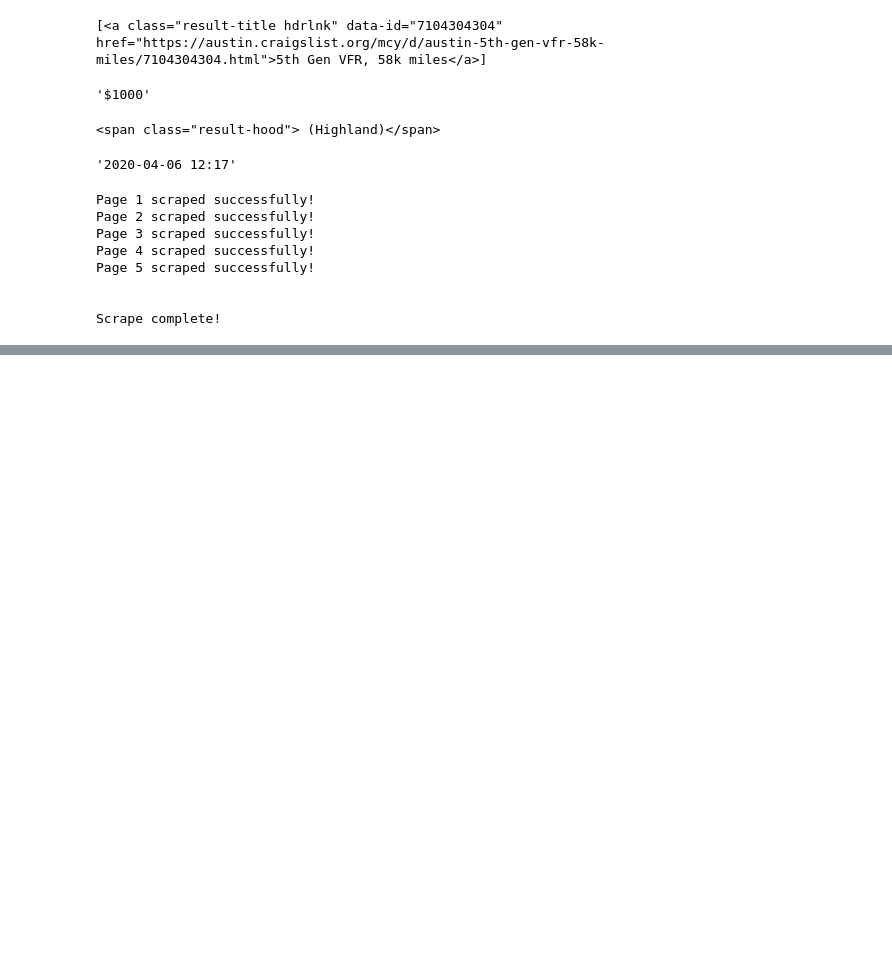
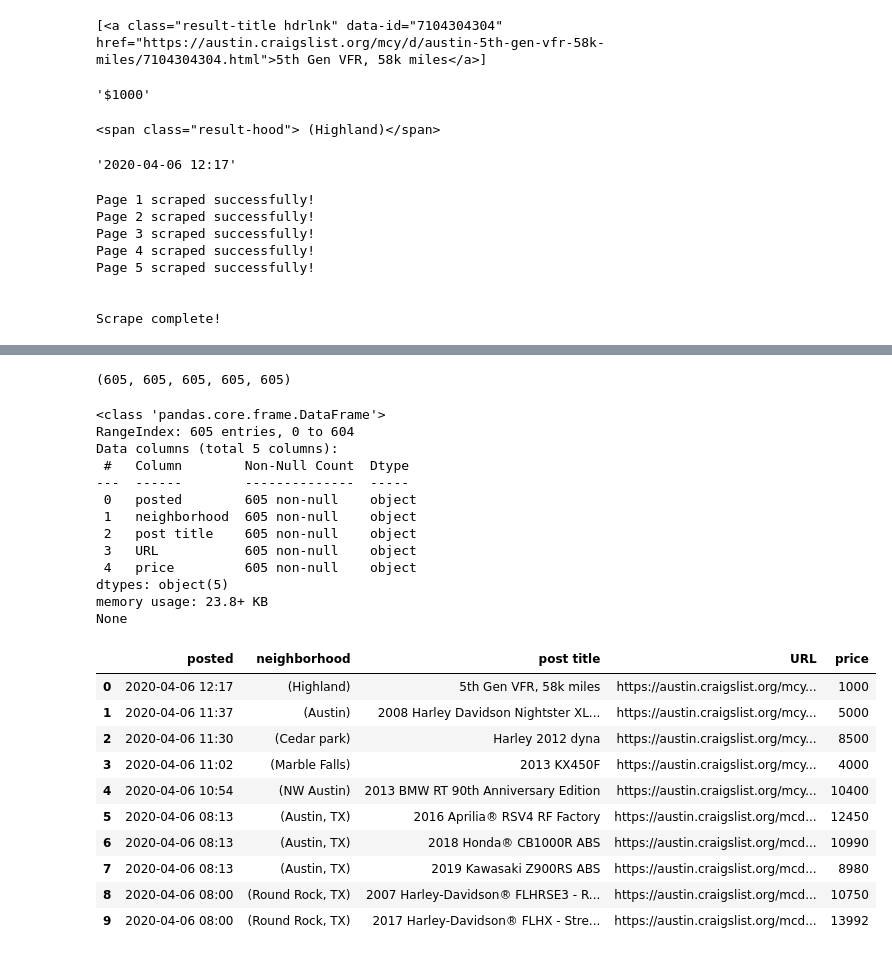
Before and after one commit to GrilledJeez/Testing-for-Difference-in-Craigslist-Markets, a Jupyter notebook: craigslist_scraper.ipynb, the cells around one changed output, grey strips where cells are left out. Saved outputs shown, nothing was run; the diff lists cells and outputs as text; code cells hidden in the pictures; blank space fills up the shorter version.

Commit message:
5 Arrays collected from scrape. Dataframe made

```diff
--- a/craigslist_scraper.ipynb
+++ b/craigslist_scraper.ipynb
@@ -189,0 +216,6 @@ Scrape complete!
+# %%
+# LOOKIN' GUD!
+# Now let's validate the length for each of these
+len(post_timing), len(post_hoods), len(post_title_texts), len(post_links), len(post_prices)
+# %% [output]
+(605, 605, 605, 605, 605)
@@ -189,0 +227,34 @@ Scrape complete!
+# %%
+# I'm casting our arrays to a pandas data frame.
+austin_moto = pd.DataFrame({'posted': post_timing,
+                       'neighborhood': post_hoods,
+                       'post title': post_title_texts,
+                       'URL': post_links,
+                       'price': post_prices})
+print(austin_moto.info())
+austin_moto.head(10)
+# %% [output]
+<class 'pandas.core.frame.DataFrame'>
+RangeIndex: 605 entries, 0 to 604
+Data columns (total 5 columns):
+ #   Column        Non-Null Count  Dtype
+---  ------        --------------  -----
+ 0   posted        605 non-null    object
+ 1   neighborhood  605 non-null    object
+ 2   post title    605 non-null    object
+ 3   URL           605 non-null    object
+ 4   price         605 non-null    object
+dtypes: object(5)
+memory usage: 23.8+ KB
+None
+|  | posted | neighborhood | post title | URL | price |
+| 0 | 2020-04-06 12:17 | (Highland) | 5th Gen VFR, 58k miles | https://austin.craigslist.org/mcy... | 1000 |
+| 1 | 2020-04-06 11:37 | (Austin) | 2008 Harley Davidson Nightster XL... | https://austin.craigslist.org/mcy... | 5000 |
+| 2 | 2020-04-06 11:30 | (Cedar park) | Harley 2012 dyna | https://austin.craigslist.org/mcy... | 8500 |
+| 3 | 2020-04-06 11:02 | (Marble Falls) | 2013 KX450F | https://austin.craigslist.org/mcy... | 4000 |
+| 4 | 2020-04-06 10:54 | (NW Austin) | 2013 BMW RT 90th Anniversary Edition | https://austin.craigslist.org/mcy... | 10400 |
+| 5 | 2020-04-06 08:13 | (Austin, TX) | 2016 Aprilia® RSV4 RF Factory | https://austin.craigslist.org/mcd... | 12450 |
+| 6 | 2020-04-06 08:13 | (Austin, TX) | 2018 Honda® CB1000R ABS | https://austin.craigslist.org/mcd... | 10990 |
+| 7 | 2020-04-06 08:13 | (Austin, TX) | 2019 Kawasaki Z900RS ABS | https://austin.craigslist.org/mcd... | 8980 |
+| 8 | 2020-04-06 08:00 | (Round Rock, TX) | 2007 Harley-Davidson® FLHRSE3 - R... | https://austin.craigslist.org/mcd... | 10750 |
+| 9 | 2020-04-06 08:00 | (Round Rock, TX) | 2017 Harley-Davidson® FLHX - Stre... | https://austin.craigslist.org/mcd... | 13992 |
```
Also changed, not shown: parts of 4 cells of this notebook.
